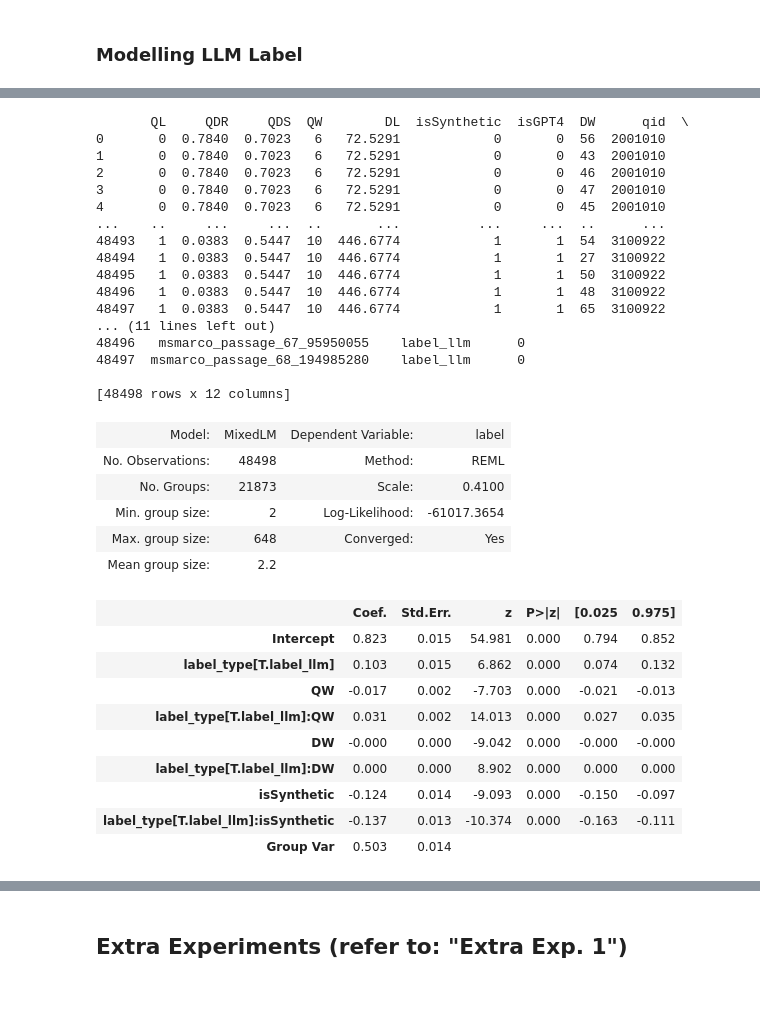
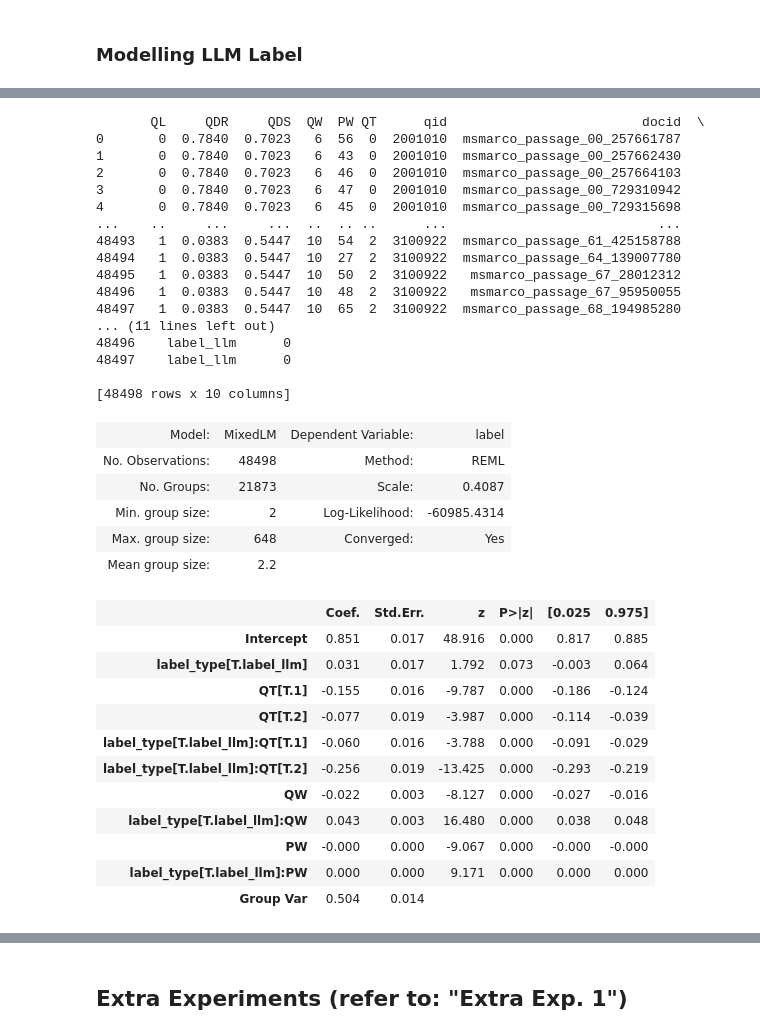
Before and after one commit to rahmanidashti/BiasSyntheticData, a Jupyter notebook: 3-mixed-effect-on-labels.ipynb, the cells around one changed output, grey strips where cells are left out. Cells and saved outputs as stored; diff of their text form; code cells hidden in the pictures; blank space fills up the shorter version.

```diff
--- a/3-mixed-effect-on-labels.ipynb
+++ b/3-mixed-effect-on-labels.ipynb
@@ -135,5 +135,7 @@ print(data)
 
 [24249 rows x 13 columns]
+# %%
+data['QT'] = data['QT'].astype('category')
 # %% [markdown]
 ### Modelling LLM Label
 # %%
@@ -235,52 +243,53 @@ result.summary()
 # %%
 data_cat = data.copy()
 
 data_cat = pd.melt(data_cat, value_vars = ['label_human', 'label_llm'],
                    id_vars = ['QL',
-       'QDR', 'QDS', 'QW', 'DL', 'isSynthetic', 'isGPT4', 'DW', 'qid', 'docid'],
+       'QDR', 'QDS', 'QW', 'PW', 'QT', 'qid', 'docid'],
               var_name = 'label_type', value_name = 'label')
-
 
 
 print(data_cat)
 
-mixed_model = "label ~ label_type * (QW + DW + isSynthetic)"
+mixed_model = "label ~ label_type * (QW + PW + QT)"
 
 
 model = sm.MixedLM.from_formula(mixed_model, data_cat, groups=data_cat["docid"])
 result = model.fit()
 result.summary()
 # %% [output]
-       QL     QDR     QDS  QW        DL  isSynthetic  isGPT4  DW      qid  \
-0       0  0.7840  0.7023   6   72.5291            0       0  56  2001010
-1       0  0.7840  0.7023   6   72.5291            0       0  43  2001010
-2       0  0.7840  0.7023   6   72.5291            0       0  46  2001010
-3       0  0.7840  0.7023   6   72.5291            0       0  47  2001010
-4       0  0.7840  0.7023   6   72.5291            0       0  45  2001010
-...    ..     ...     ...  ..       ...          ...     ...  ..      ...
-48493   1  0.0383  0.5447  10  446.6774            1       1  54  3100922
-48494   1  0.0383  0.5447  10  446.6774            1       1  27  3100922
-48495   1  0.0383  0.5447  10  446.6774            1       1  50  3100922
-48496   1  0.0383  0.5447  10  446.6774            1       1  48  3100922
-48497   1  0.0383  0.5447  10  446.6774            1       1  65  3100922
+       QL     QDR     QDS  QW  PW QT      qid                         docid  \
+0       0  0.7840  0.7023   6  56  0  2001010  msmarco_passage_00_257661787
+1       0  0.7840  0.7023   6  43  0  2001010  msmarco_passage_00_257662430
+2       0  0.7840  0.7023   6  46  0  2001010  msmarco_passage_00_257664103
+3       0  0.7840  0.7023   6  47  0  2001010  msmarco_passage_00_729310942
+4       0  0.7840  0.7023   6  45  0  2001010  msmarco_passage_00_729315698
+...    ..     ...     ...  ..  .. ..      ...                           ...
+48493   1  0.0383  0.5447  10  54  2  3100922  msmarco_passage_61_425158788
+48494   1  0.0383  0.5447  10  27  2  3100922  msmarco_passage_64_139007780
+48495   1  0.0383  0.5447  10  50  2  3100922   msmarco_passage_67_28012312
+48496   1  0.0383  0.5447  10  48  2  3100922   msmarco_passage_67_95950055
+48497   1  0.0383  0.5447  10  65  2  3100922  msmarco_passage_68_194985280
 ... (11 lines left out)
-48496   msmarco_passage_67_95950055    label_llm      0
-48497  msmarco_passage_68_194985280    label_llm      0
+48496    label_llm      0
+48497    label_llm      0
 
-[48498 rows x 12 columns]
+[48498 rows x 10 columns]
 | Model: | MixedLM | Dependent Variable: | label |
 | No. Observations: | 48498 | Method: | REML |
-| No. Groups: | 21873 | Scale: | 0.4100 |
-| Min. group size: | 2 | Log-Likelihood: | -61017.3654 |
+| No. Groups: | 21873 | Scale: | 0.4087 |
+| Min. group size: | 2 | Log-Likelihood: | -60985.4314 |
 | Max. group size: | 648 | Converged: | Yes |
 | Mean group size: | 2.2 |  |  |
 |  | Coef. | Std.Err. | z | P>|z| | [0.025 | 0.975] |
-| Intercept | 0.823 | 0.015 | 54.981 | 0.000 | 0.794 | 0.852 |
-| label_type[T.label_llm] | 0.103 | 0.015 | 6.862 | 0.000 | 0.074 | 0.132 |
-| QW | -0.017 | 0.002 | -7.703 | 0.000 | -0.021 | -0.013 |
-| label_type[T.label_llm]:QW | 0.031 | 0.002 | 14.013 | 0.000 | 0.027 | 0.035 |
-| DW | -0.000 | 0.000 | -9.042 | 0.000 | -0.000 | -0.000 |
-| label_type[T.label_llm]:DW | 0.000 | 0.000 | 8.902 | 0.000 | 0.000 | 0.000 |
-| isSynthetic | -0.124 | 0.014 | -9.093 | 0.000 | -0.150 | -0.097 |
-| label_type[T.label_llm]:isSynthetic | -0.137 | 0.013 | -10.374 | 0.000 | -0.163 | -0.111 |
-| Group Var | 0.503 | 0.014 |  |  |  |  |
+| Intercept | 0.851 | 0.017 | 48.916 | 0.000 | 0.817 | 0.885 |
+| label_type[T.label_llm] | 0.031 | 0.017 | 1.792 | 0.073 | -0.003 | 0.064 |
+| QT[T.1] | -0.155 | 0.016 | -9.787 | 0.000 | -0.186 | -0.124 |
+| QT[T.2] | -0.077 | 0.019 | -3.987 | 0.000 | -0.114 | -0.039 |
+| label_type[T.label_llm]:QT[T.1] | -0.060 | 0.016 | -3.788 | 0.000 | -0.091 | -0.029 |
+| label_type[T.label_llm]:QT[T.2] | -0.256 | 0.019 | -13.425 | 0.000 | -0.293 | -0.219 |
+| QW | -0.022 | 0.003 | -8.127 | 0.000 | -0.027 | -0.016 |
+| label_type[T.label_llm]:QW | 0.043 | 0.003 | 16.480 | 0.000 | 0.038 | 0.048 |
+| PW | -0.000 | 0.000 | -9.067 | 0.000 | -0.000 | -0.000 |
+| label_type[T.label_llm]:PW | 0.000 | 0.000 | 9.171 | 0.000 | 0.000 | 0.000 |
+| Group Var | 0.504 | 0.014 |  |  |  |  |
```
Also changed, not shown: parts of 18 cells of this notebook.
